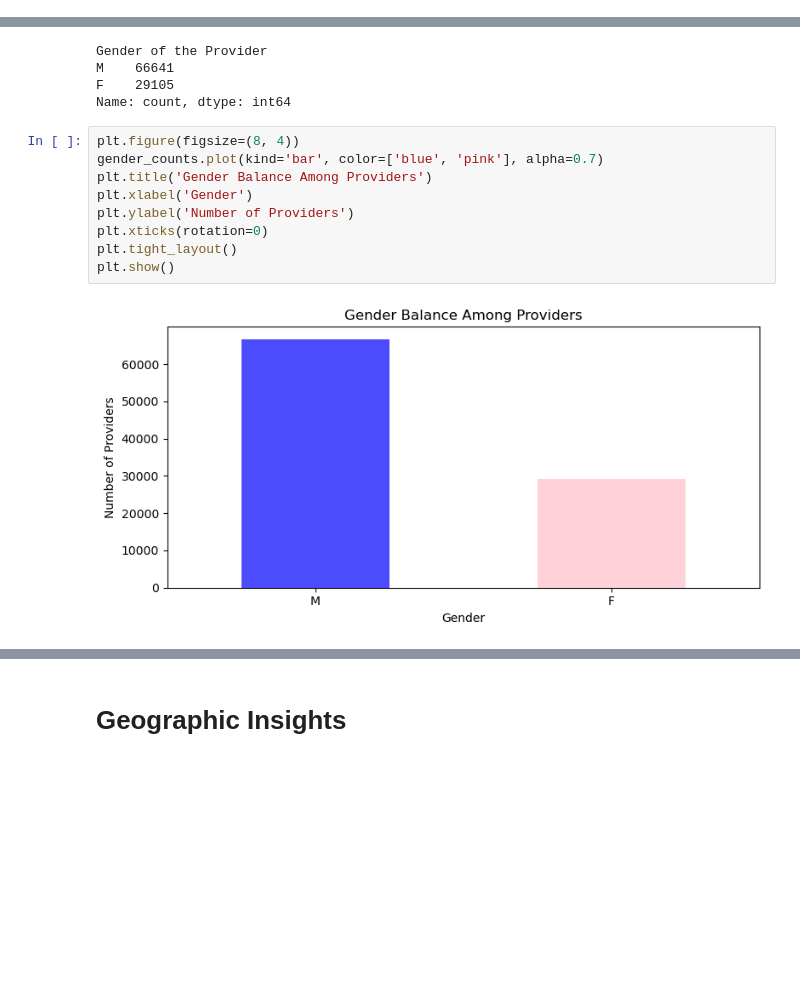
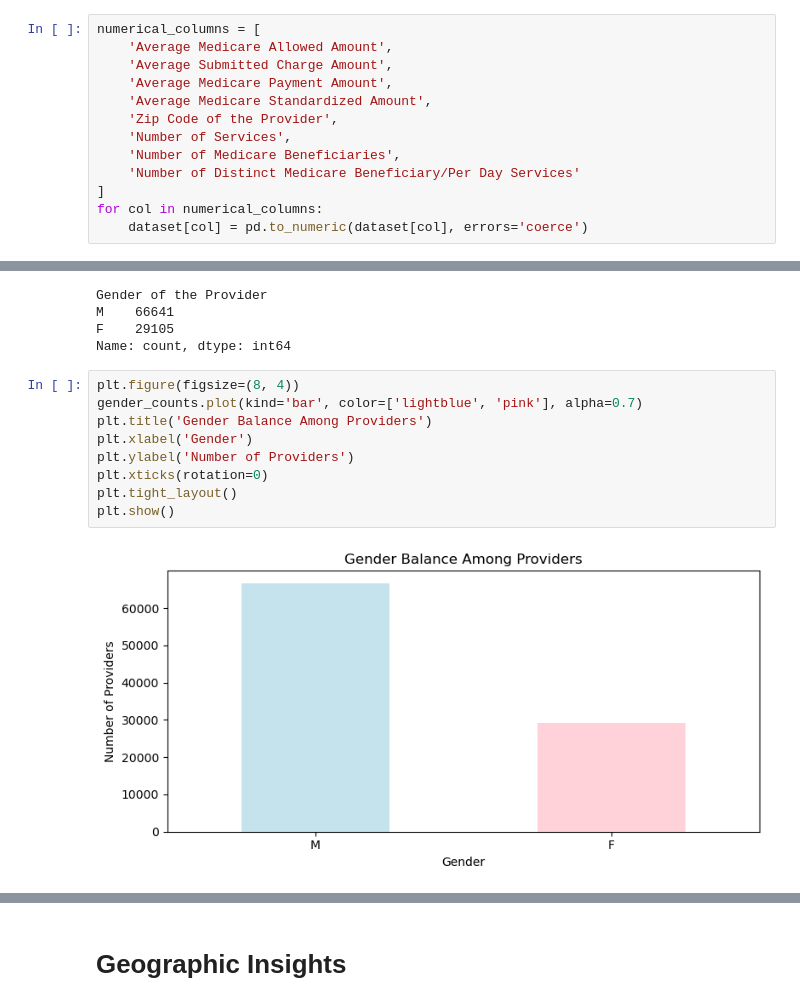
Before and after one commit to springboardmentor425/MediAlert-AI-Anomaly-Detection-for-Smarter-Healthcare-Insights, a Jupyter notebook: Task_01_EDA.ipynb, the cells around one changed output, grey strips where cells are left out. Saved outputs shown, nothing was run; the diff lists cells and outputs as text; blank space fills up the shorter version.

```diff
--- a/Task_01_EDA.ipynb
+++ b/Task_01_EDA.ipynb
@@ -116,3 +117,16 @@ dtype: object
+# %%
+numerical_columns = [
+    'Average Medicare Allowed Amount',
+    'Average Submitted Charge Amount',
+    'Average Medicare Payment Amount',
+    'Average Medicare Standardized Amount',
+    'Zip Code of the Provider',
+    'Number of Services',
+    'Number of Medicare Beneficiaries',
+    'Number of Distinct Medicare Beneficiary/Per Day Services'
+]
+for col in numerical_columns:
+    dataset[col] = pd.to_numeric(dataset[col], errors='coerce')
 # %% [markdown]
 # Provider Demographics and Behavior
 # %% [markdown]
@@ -168,12 +183,12 @@ F    29105
 Name: count, dtype: int64
 # %%
 plt.figure(figsize=(8, 4))
-gender_counts.plot(kind='bar', color=['blue', 'pink'], alpha=0.7)
+gender_counts.plot(kind='bar', color=['lightblue', 'pink'], alpha=0.7)
 plt.title('Gender Balance Among Providers')
 plt.xlabel('Gender')
 plt.ylabel('Number of Providers')
 plt.xticks(rotation=0)
 plt.tight_layout()
 plt.show()
 # %% [output]
-[figure, old version]
+[figure, new version]
```
Also changed, not shown: parts of 27 cells of this notebook.
